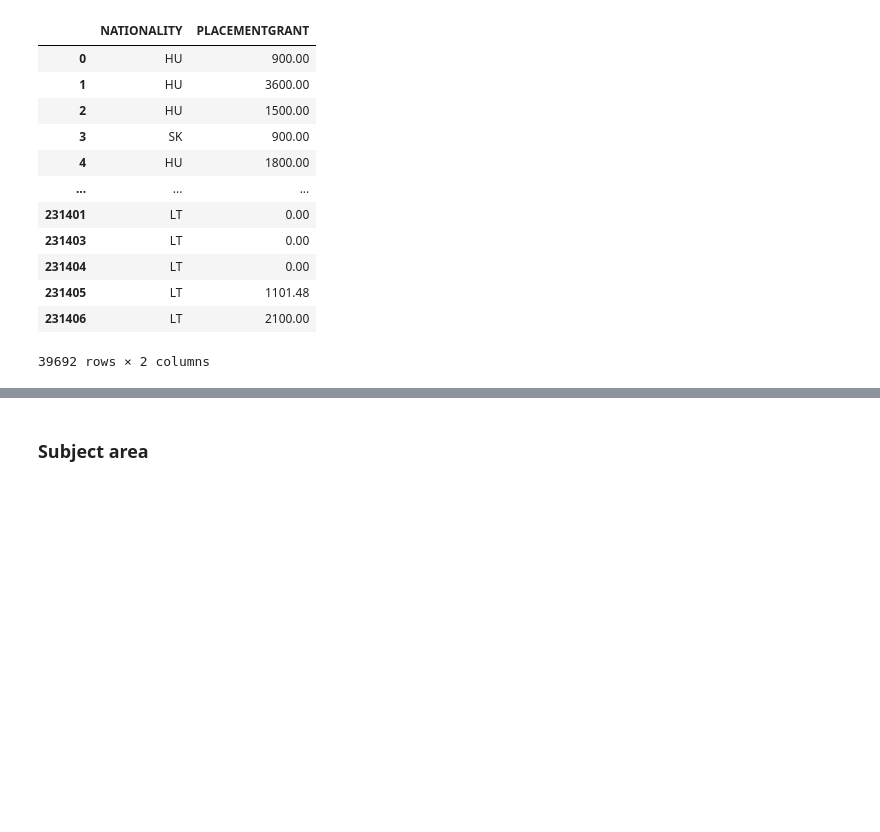
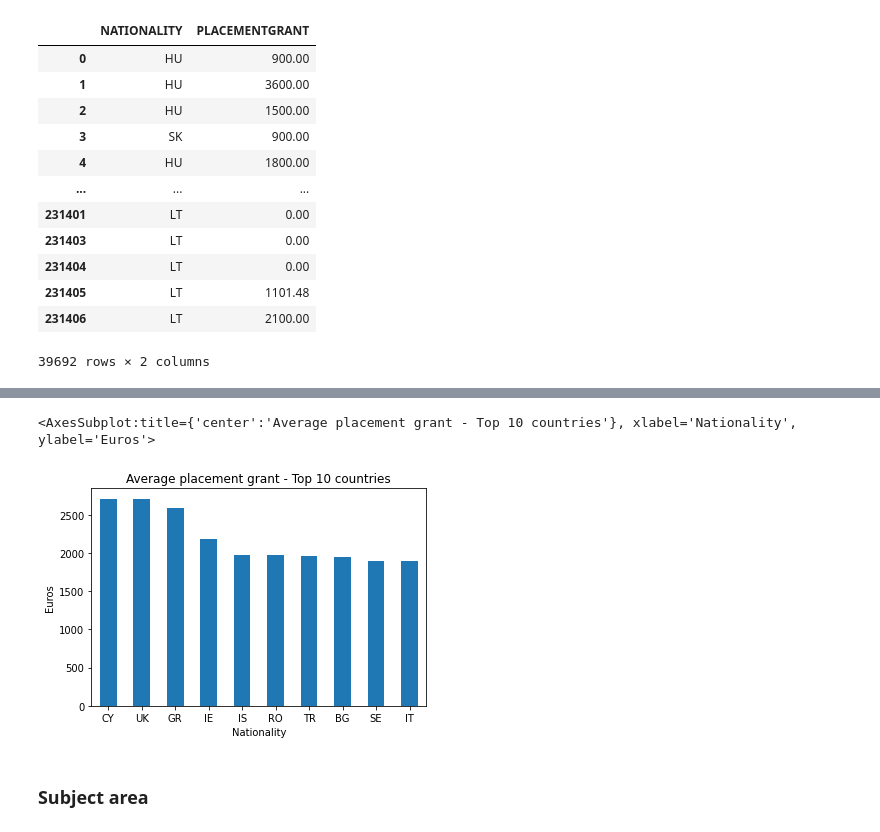
Before and after one commit to tunamnt/Studen-Mobility-2010, a Jupyter notebook: Studen_Mobility_2010.ipynb, the cells around one changed output, grey strips where cells are left out. Saved outputs shown, nothing was run; the diff lists cells and outputs as text; code cells hidden in the pictures; blank space fills up the shorter version.

```diff
--- a/Studen_Mobility_2010.ipynb
+++ b/Studen_Mobility_2010.ipynb
@@ -310,5 +329,5 @@ nationality_grant
 | 231406 | LT | 2100.00 |
 39692 rows × 2 columns
 # %%
-pd.pivot_table(nationality_grant, values='PLACEMENTGRANT', index=['NATIONALITY'],
+av_place = pd.pivot_table(nationality_grant, values='PLACEMENTGRANT', index=['NATIONALITY'],
                aggfunc=np.average).sort_values(by="PLACEMENTGRANT",ascending=False)[:10]
@@ -328,3 +349,8 @@ pd.pivot_table(nationality_grant, values='PLACEMENTGRANT', index=['NATIONALITY']
+# %%
+av_place.plot.bar(xlabel='Nationality', ylabel = 'Euros', rot = 0, title = 'Average placement grant - Top 10 countries', legend = False)
+# %% [output]
+<AxesSubplot:title={'center':'Average placement grant - Top 10 countries'}, xlabel='Nationality', ylabel='Euros'>
+[figure, added]
 # %% [markdown]
 ### Subject area
 # %%
```
Also changed, not shown: parts of 15 cells of this notebook.
